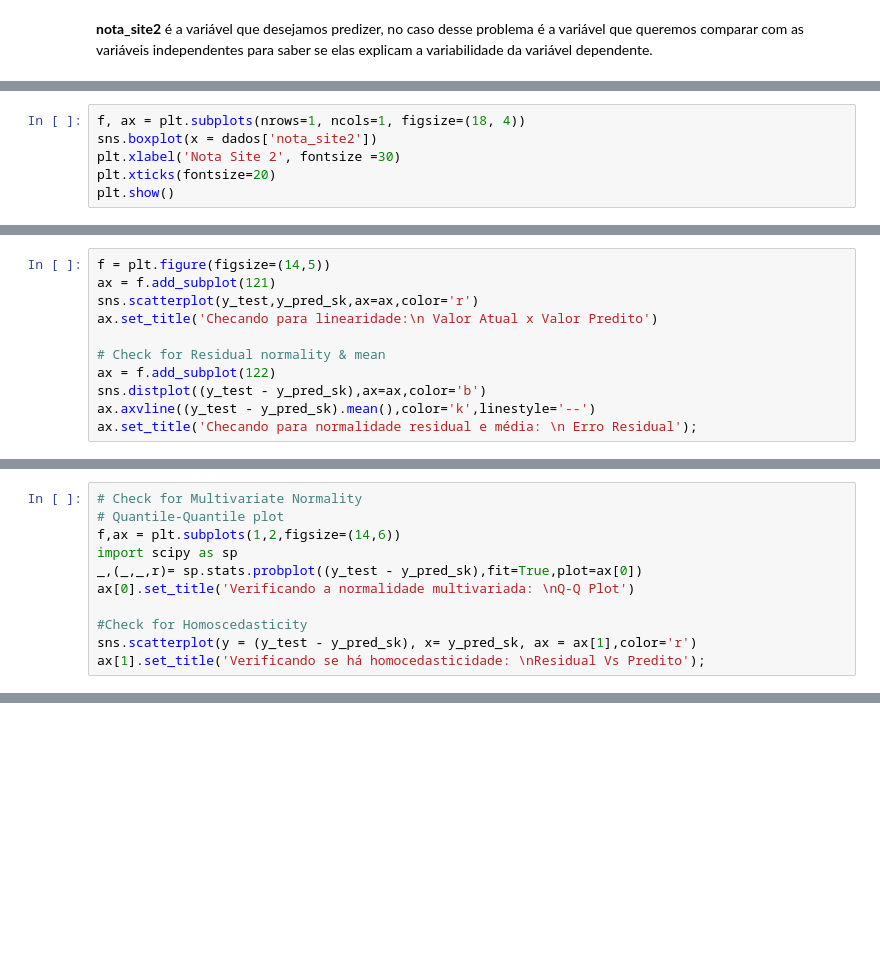
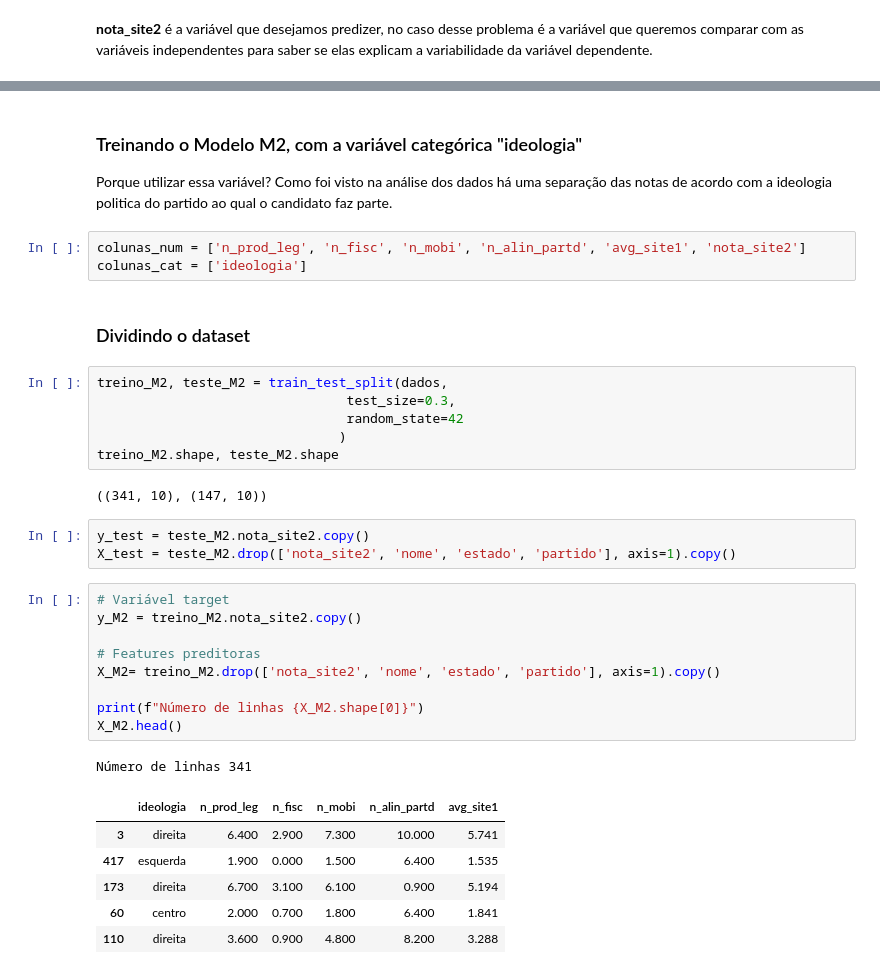
Before and after one commit to AndreMoura88/Notas_de_deputados, a Jupyter notebook: MachineLearning.ipynb, the cells around one changed output, grey strips where cells are left out. Saved outputs shown, nothing was run; the diff lists cells and outputs as text; blank space fills up the shorter version.

```diff
--- a/MachineLearning.ipynb
+++ b/MachineLearning.ipynb
@@ -147,6 +95,0 @@ plt.show()
-# %%
-f, ax = plt.subplots(nrows=1, ncols=1, figsize=(18, 4))
-sns.boxplot(x = dados['nota_site2'])
-plt.xlabel('Nota Site 2', fontsize =30)
-plt.xticks(fontsize=20)
-plt.show()
@@ -392,11 +95,0 @@ R² obtido pela biblioteca scikit learn é: 0.3062105593781209
-# %%
-f = plt.figure(figsize=(14,5))
-ax = f.add_subplot(121)
-sns.scatterplot(y_test,y_pred_sk,ax=ax,color='r')
-ax.set_title('Checando para linearidade:\n Valor Atual x Valor Predito')
-
-# Check for Residual normality & mean
-ax = f.add_subplot(122)
-sns.distplot((y_test - y_pred_sk),ax=ax,color='b')
-ax.axvline((y_test - y_pred_sk).mean(),color='k',linestyle='--')
-ax.set_title('Checando para normalidade residual e média: \n Erro Residual');
@@ -405,11 +95,0 @@ ax.set_title('Checando para normalidade residual e média: \n Erro Residual');
-# %%
-# Check for Multivariate Normality
-# Quantile-Quantile plot
-f,ax = plt.subplots(1,2,figsize=(14,6))
-import scipy as sp
-_,(_,_,r)= sp.stats.probplot((y_test - y_pred_sk),fit=True,plot=ax[0])
-ax[0].set_title('Verificando a normalidade multivariada: \nQ-Q Plot')
-
-#Check for Homoscedasticity
-sns.scatterplot(y = (y_test - y_pred_sk), x= y_pred_sk, ax = ax[1],color='r')
-ax[1].set_title('Verificando se há homocedasticidade: \nResidual Vs Predito');
@@ -433,0 +160,38 @@ Pela validação do modelo podemos concluir que:<br>
+# %% [markdown]
+### Treinando o Modelo M2, com a variável categórica "ideologia"
+
+Porque utilizar essa variável?
+    Como foi visto na análise dos dados há uma separação das notas de acordo com a ideologia politica do partido ao qual o candidato faz parte.
+# %%
+colunas_num = ['n_prod_leg', 'n_fisc', 'n_mobi', 'n_alin_partd', 'avg_site1', 'nota_site2']
+colunas_cat = ['ideologia']
+# %% [markdown]
+### Dividindo o dataset
+# %%
+treino_M2, teste_M2 = train_test_split(dados,
+                                test_size=0.3,
+                                random_state=42
+                               )
+treino_M2.shape, teste_M2.shape
+# %% [output]
+((341, 10), (147, 10))
+# %%
+y_test = teste_M2.nota_site2.copy()
+X_test = teste_M2.drop(['nota_site2', 'nome', 'estado', 'partido'], axis=1).copy()
+# %%
+# Variável target
+y_M2 = treino_M2.nota_site2.copy()
+
+# Features preditoras
+X_M2= treino_M2.drop(['nota_site2', 'nome', 'estado', 'partido'], axis=1).copy()
+
+print(f"Número de linhas {X_M2.shape[0]}")
+X_M2.head()
+# %% [output]
+Número de linhas 341
+|  | ideologia | n_prod_leg | n_fisc | n_mobi | n_alin_partd | avg_site1 |
+| 3 | direita | 6.400 | 2.900 | 7.300 | 10.000 | 5.741 |
+| 417 | esquerda | 1.900 | 0.000 | 1.500 | 6.400 | 1.535 |
+| 173 | direita | 6.700 | 3.100 | 6.100 | 0.900 | 5.194 |
+| 60 | centro | 2.000 | 0.700 | 1.800 | 6.400 | 1.841 |
+| 110 | direita | 3.600 | 0.900 | 4.800 | 8.200 | 3.288 |
```
Also changed, not shown: parts of 83 cells of this notebook.
